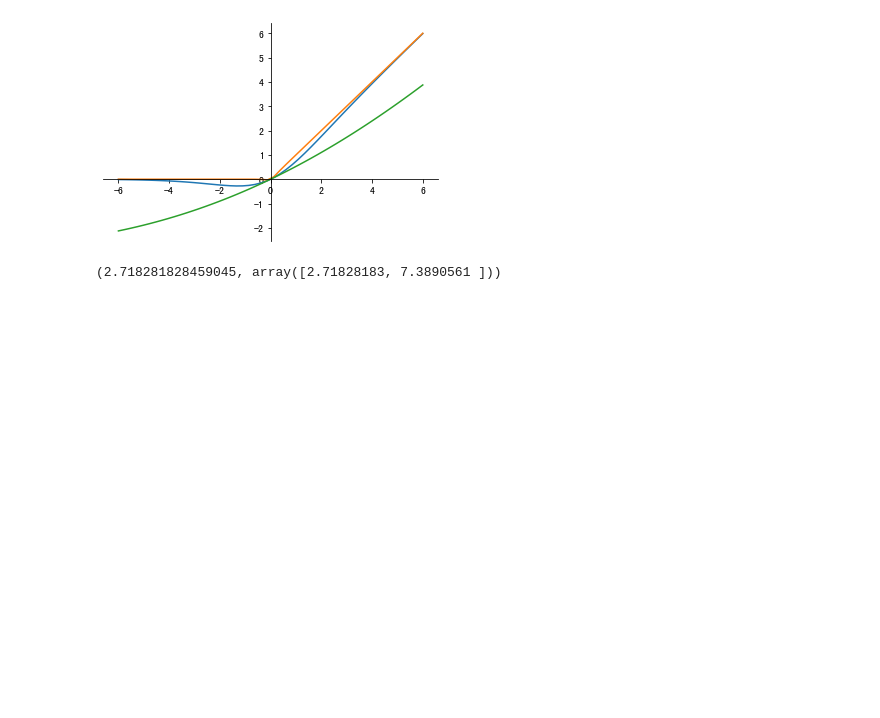
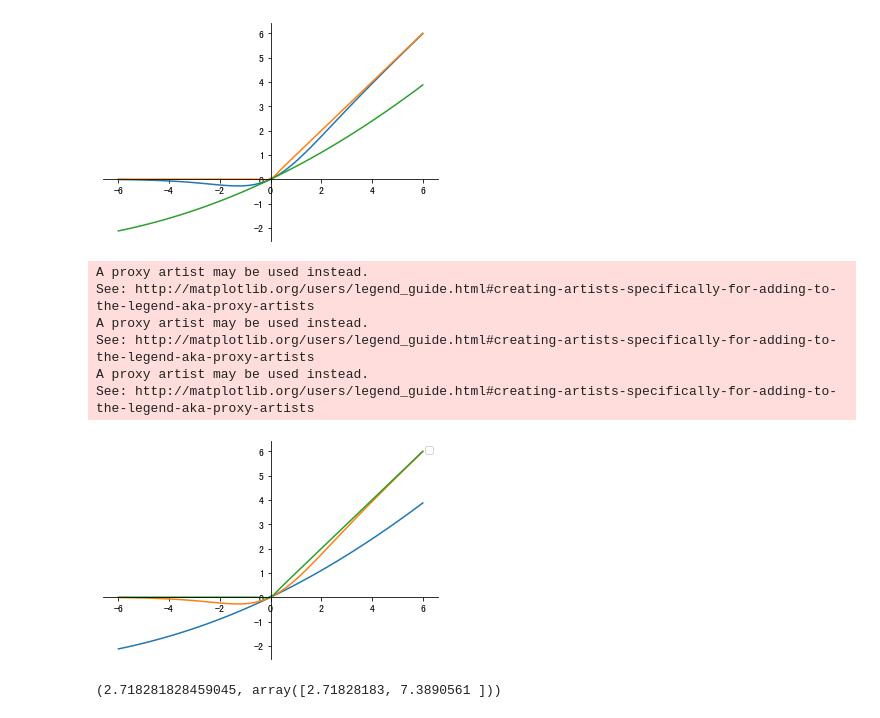
Before and after one commit to lijianmin01/studyRepository, a Jupyter notebook: shen-du-xue-xi/XL/任务三/03work.ipynb, the cells around one changed output. Cells and saved outputs as stored; diff of their text form; code cells hidden in the pictures; blank space fills up the shorter version.

```diff
--- a/shen-du-xue-xi/XL/任务三/03work.ipynb
+++ b/shen-du-xue-xi/XL/任务三/03work.ipynb
@@ -42,36 +42,48 @@ def draw_swish_image(B_list):
     plt.figure()
     # 更改坐标轴的位置
 
     # get current axis 获得坐标轴对象
     ax = plt.gca()
 
     # 将右边 上边的两条边颜色设置为空 其实就相当于抹掉这两条边
     ax.spines['right'].set_color('none')
     ax.spines['top'].set_color('none')
 
     # 指定下边的边作为 x 轴   指定左边的边为 y 轴
     ax.xaxis.set_ticks_position('bottom')
     ax.yaxis.set_ticks_position('left')
 
     #指定 data  设置的bottom(也就是指定的x轴)绑定到y轴的0这个点上
     ax.spines['bottom'].set_position(('data', 0))
     ax.spines['left'].set_position(('data', 0))
 
-    # 图示：在左上角显示图示B值
-    plt.legend(B_list, loc=2)
 
+    # 记录划线标志
+    handles = []
     # 定义x 的取值范围
     XX = np.linspace(-6,6)
     for B in B_list:
         # Swish激活函数 表达式
         YY = XX * (1/ (1+np.exp(-1.0*B*XX)))
-        plt.plot(XX, YY)
+        pl = plt.plot(XX, YY)
+        handles.append(pl)
+
+    # 图示：在左上角显示图示B值
+    plt.legend(handles,[str(b) for b in B_list])
 
     plt.show()
 
 if __name__ == '__main__':
     B_list = [0.1,1.0,10.0]
     draw_swish_image(B_list)
+# %% [output]
+A proxy artist may be used instead.
+See: http://matplotlib.org/users/legend_guide.html#creating-artists-specifically-for-adding-to-the-legend-aka-proxy-artists
+A proxy artist may be used instead.
+See: http://matplotlib.org/users/legend_guide.html#creating-artists-specifically-for-adding-to-the-legend-aka-proxy-artists
+A proxy artist may be used instead.
+See: http://matplotlib.org/users/legend_guide.html#creating-artists-specifically-for-adding-to-the-legend-aka-proxy-artists
+[figure, added]
 # %%
 np.exp(1),np.exp(np.array((1,2)))
 # %% [output]
```
Also changed, not shown: 8 other files.
